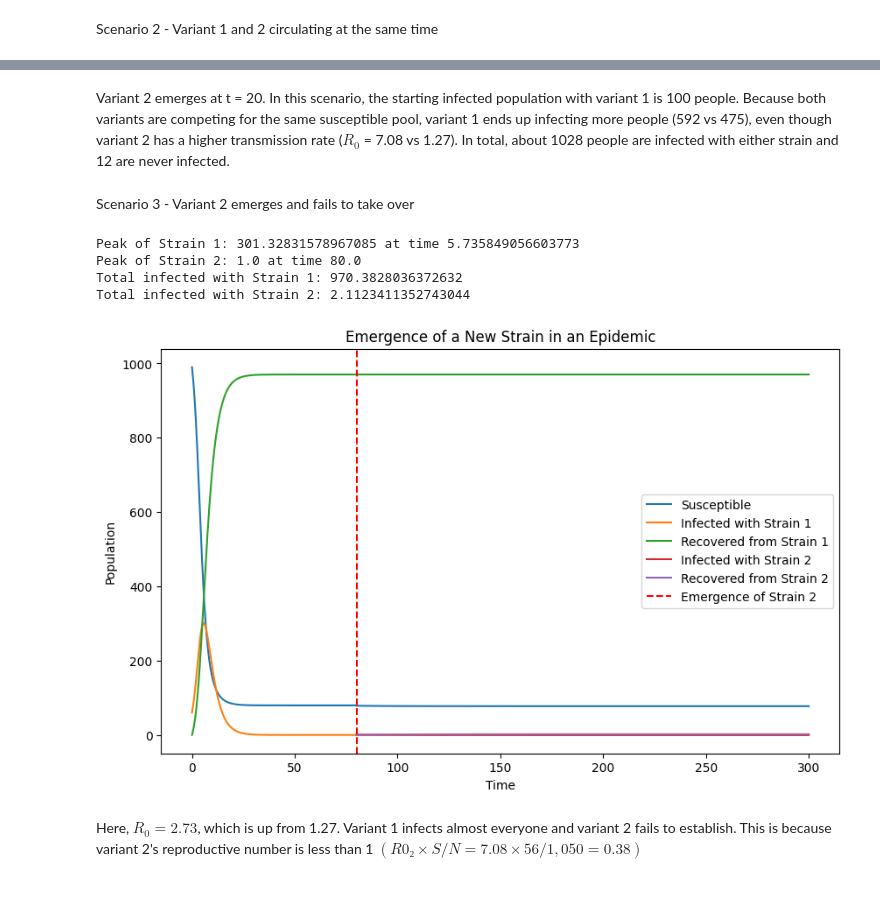
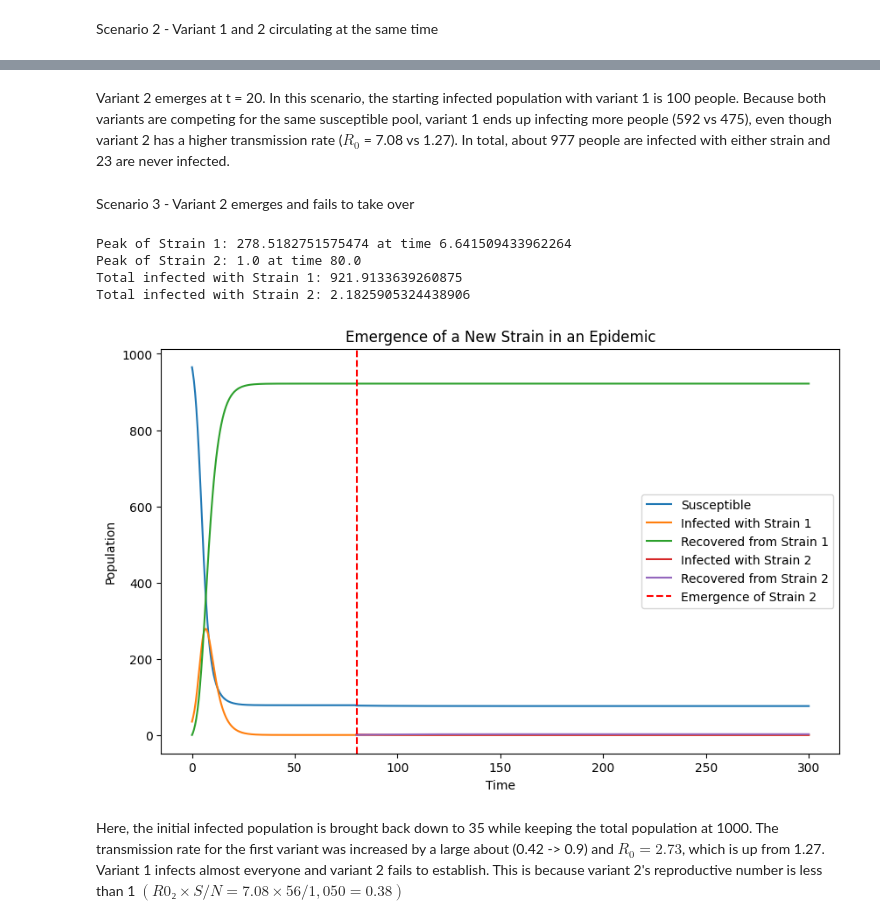
Before and after one commit to kguzman24/epidemic-drivers-through-machine-learning, a Jupyter notebook: notebooks/exploring_new_emergence.ipynb, the cells around one changed output, grey strips where cells are left out. Saved outputs shown, nothing was run; the diff lists cells and outputs as text; code cells hidden in the pictures; blank space fills up the shorter version.

```diff
--- a/notebooks/exploring_new_emergence.ipynb
+++ b/notebooks/exploring_new_emergence.ipynb
@@ -68,19 +56,19 @@ Total infected with Strain 2: 452.7746002392804
 # %% [markdown]
-Variant 2 emerges at t = 20. In this scenario, the starting infected population with variant 1 is 100 people. Because both variants are competing for the same susceptible pool, variant 1 ends up infecting more people (592 vs 475), even though variant 2 has a higher transmission rate ($R_0$ = 7.08 vs 1.27). In total, about 1028 people are infected with either strain and 12 are never infected.
+Variant 2 emerges at t = 20. In this scenario, the starting infected population with variant 1 is 100 people. Because both variants are competing for the same susceptible pool, variant 1 ends up infecting more people (592 vs 475), even though variant 2 has a higher transmission rate ($R_0$ = 7.08 vs 1.27). In total, about 977 people are infected with either strain and 23 are never infected.
 # %% [markdown]
 Scenario 3 - Variant 2 emerges and fails to take over
 # %%
 #variant 2 emerges but does not take over
 params = [.9, 0.85, 0.33, 0.12] #beta1, beta2, gamma1, gamma2
-y0 = [990, 60, 0, 0, 0] # 990 susceptible, 60 infected with strain 1, 0 infected with strain 2, 0 recovered from strain 1, 0 recovered from strain 2
+y0 = [965, 35, 0, 0, 0] # 965 susceptible, 35 infected with strain 1, 0 infected with strain 2, 0 recovered from strain 1, 0 recovered from strain 2
 t, y = ne.simulate_emergence(params, y0, t_emerge=80)
 
 ne.plot_emergence(t, y)
 # %% [output]
-Peak of Strain 1: 301.32831578967085 at time 5.735849056603773
+Peak of Strain 1: 278.5182751575474 at time 6.641509433962264
 Peak of Strain 2: 1.0 at time 80.0
-Total infected with Strain 1: 970.3828036372632
-Total infected with Strain 2: 2.1123411352743044
+Total infected with Strain 1: 921.9133639260875
+Total infected with Strain 2: 2.1825905324438906
-[figure, old version]
+[figure, new version]
 # %% [markdown]
-Here, $R_0 =2.73$, which is up from 1.27. Variant 1 infects almost everyone and variant 2 fails to establish. This is because variant 2's reproductive number is less than 1 $(R0₂ × S/N = 7.08 × 56/1,050 = 0.38)$
+Here, the initial infected population is brought back down to 35 while keeping the total population at 1000. The transmission rate for the first variant was increased by a large about (0.42 -> 0.9) and $R_0 =2.73$, which is up from 1.27. Variant 1 infects almost everyone and variant 2 fails to establish. This is because variant 2's reproductive number is less than 1 $(R0₂ × S/N = 7.08 × 56/1,050 = 0.38)$
```
Also changed, not shown: parts of 6 cells of this notebook, 11 other files.
